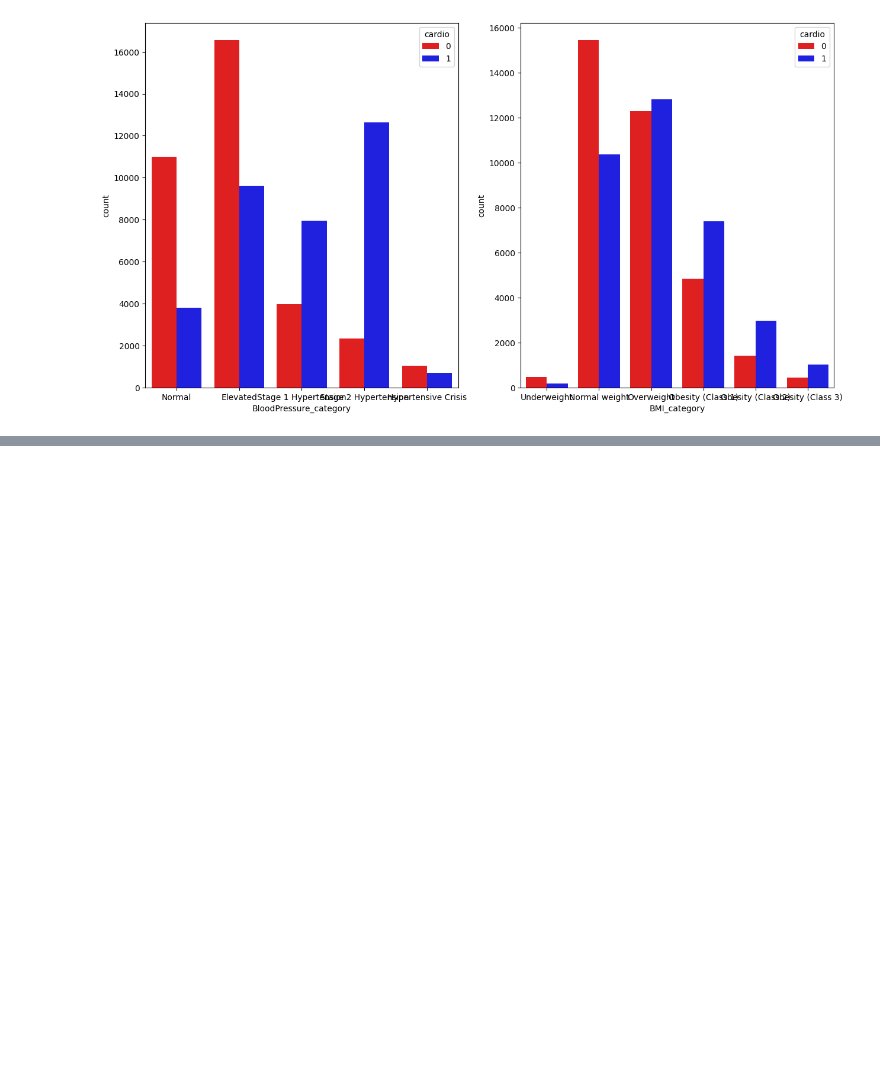
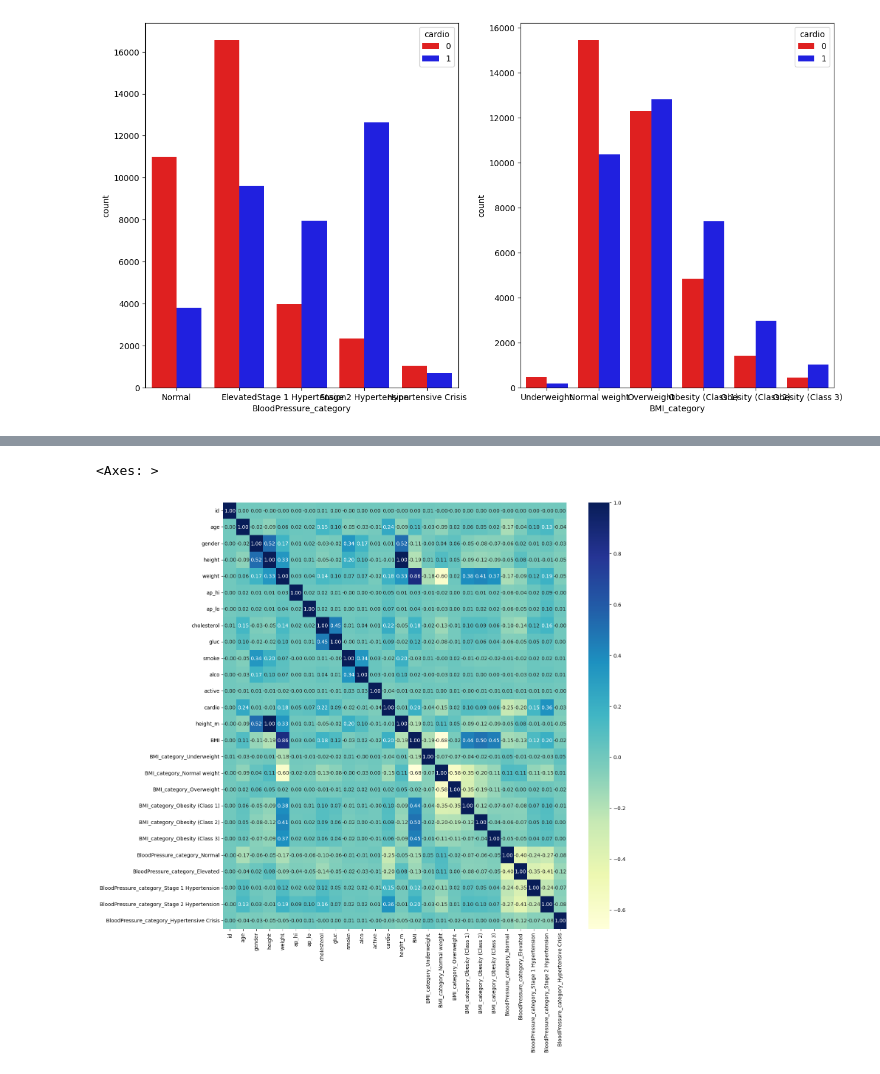
Before and after one commit to NoahEliasson/AI-Noah-Eliasson-OPA23, a Jupyter notebook: labs/Lab_1_Recommendation_system.ipynb, the cells around one changed output, grey strips where cells are left out. Saved outputs shown, nothing was run; the diff lists cells and outputs as text; code cells hidden in the pictures; blank space fills up the shorter version.

Commit message:
2.2.1 heatmap

```diff
--- a/labs/Lab_1_Recommendation_system.ipynb
+++ b/labs/Lab_1_Recommendation_system.ipynb
@@ -655,3 +655,5 @@ sns.barplot(
 # %% [output]
 <Axes: xlabel='BMI_category', ylabel='count'>
 [figure]
+# %%
+df_disease.drop("blood_pressure_combined", axis=1, inplace=True)
@@ -657,0 +665,12 @@ sns.barplot(
+# %%
+df_encoded = pd.get_dummies(df_disease, columns=["BMI_category", "BloodPressure_category"])
+
+# Step 2: Compute the correlation matrix
+corr_matrix = df_encoded.corr()
+
+# Step 3: Visualize the correlation matrix using a heatmap
+plt.figure(figsize=(15, 15))
+sns.heatmap(corr_matrix, annot=True, cmap="YlGnBu", fmt=".2f")
+# %% [output]
+<Axes: >
+[figure, added]
```
Also changed, not shown: parts of 2 cells of this notebook.
